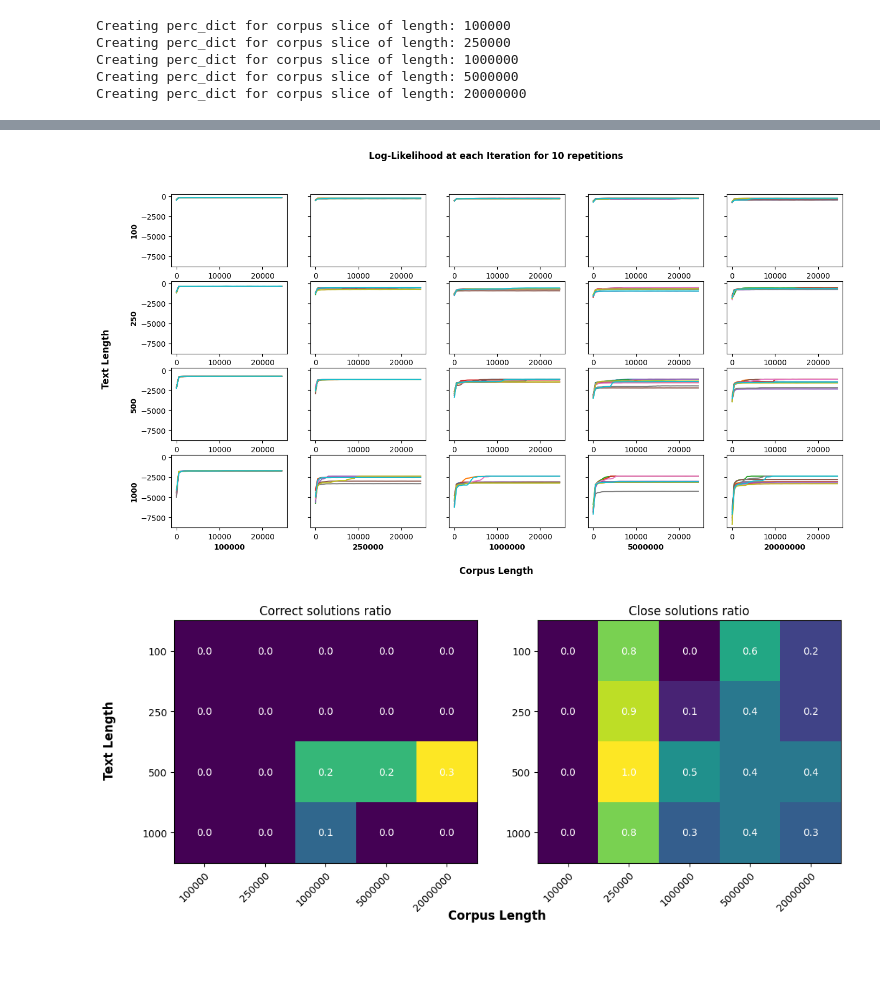
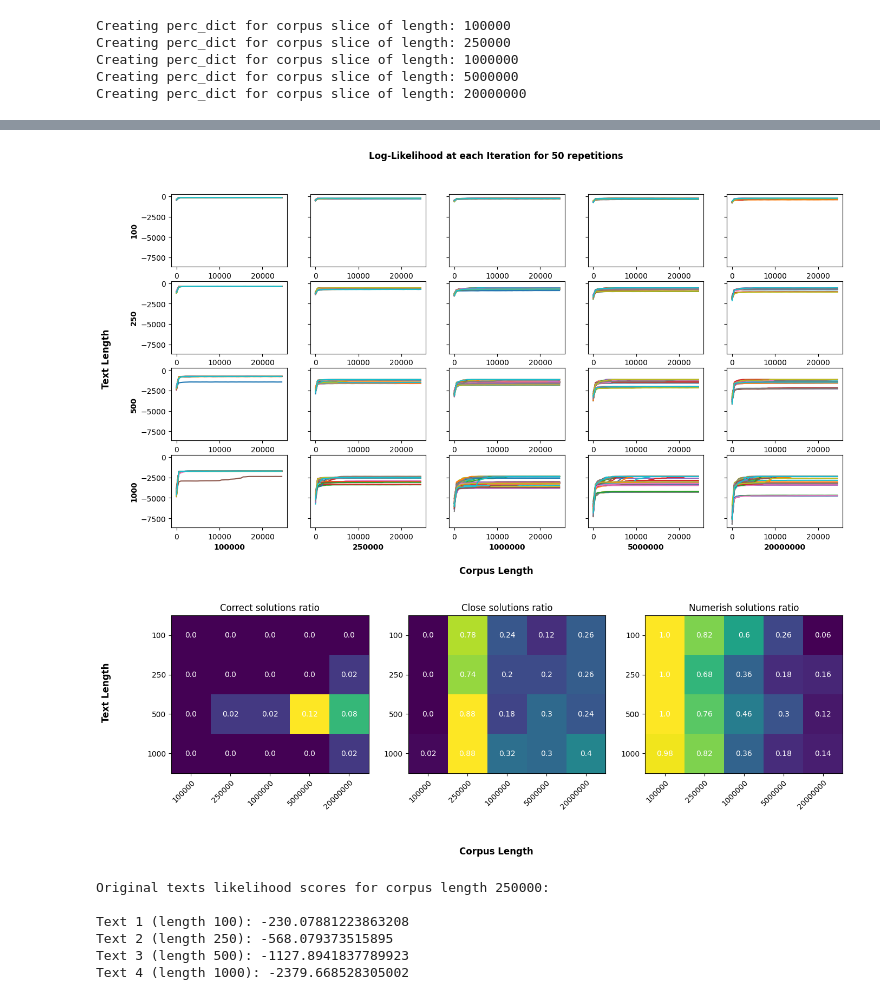
Before and after one commit to vecel/mcmc-decipher, a Jupyter notebook: notebooks/text_length_versus_corpus_length.ipynb, the cells around one changed output, grey strips where cells are left out. Drawn from its saved outputs; the diff is of its cells as text; code cells hidden in the pictures; blank space fills up the shorter version.

Commit message:
Improve text_len vs corpus_len

```diff
--- a/notebooks/text_length_versus_corpus_length.ipynb
+++ b/notebooks/text_length_versus_corpus_length.ipynb
@@ -47,7 +48,7 @@ Creating perc_dict for corpus slice of length: 5000000
 Creating perc_dict for corpus slice of length: 20000000
 # %%
 encryption_dict = create_encrytpion_dict()
-attempts = 10
+attempts = 50
 iters = 25000
 
 encoded_texts = [encode(text, encryption_dict) for text in texts]
@@ -89,10 +112,27 @@ fig.text(0.05, 0.5, 'Text Length', ha='center', va='center', rotation='vertical'
 
 plt.show()
 # %% [output]
-[figure, old version]
+[figure, new version]
+# %%
+# FIXME move functions to src
+def is_numeric_solution(solution: str, threshold: float = 0.1):
+    numbers = '0123456789'
+    numbers_count = 0
+    for number in numbers:
+        numbers_count += solution.count(number)
+    return numbers_count / len(solution) >= threshold
+
+def eval_numeric_solutions(all_solutions: list[str], threshold: float = 0.1):
+    numeric = 0
+    total = len(all_solutions)
+    for solution in all_solutions:
+        if is_numeric_solution(solution, threshold):
+            numeric += 1
+    return numeric / total
 # %%
 correct_ratios = np.empty((n_texts, n_corpuses))
 close_ratios = np.empty((n_texts, n_corpuses))
+numeric_ratios = np.empty((n_texts, n_corpuses))
 
 for i in range(n_texts):
     for j in range(n_corpuses):
@@ -102,31 +142,50 @@ for i in range(n_texts):
 
         correct_ratio = eval_solutions(texts[i], solutions)
         close_ratio = eval_close_solutions(texts[i], solutions, perc_dicts[j])
+        numerish_ratio = eval_numeric_solutions(solutions)
 
         correct_ratios[i][j] = correct_ratio
         close_ratios[i][j] = close_ratio
+        numeric_ratios[i][j] = numerish_ratio
 # %%
-fig, (ax1, ax2) = plt.subplots(1, 2, figsize=(12, 5))
+fig, (ax1, ax2, ax3) = plt.subplots(1, 3, figsize=(16, 6))
 
-im1 = ax1.imshow(correct_ratios)
-im2 = ax2.imshow(close_ratios)
+ax1.imshow(correct_ratios)
+ax2.imshow(close_ratios)
+ax3.imshow(numeric_ratios)
 
 ax1.set_xticks(range(n_corpuses), labels=corpus_lengths, rotation=45, ha="right", rotation_mode="anchor")
 ax1.set_yticks(range(n_texts), labels=text_lengths)
 
 ax2.set_xticks(range(n_corpuses), labels=corpus_lengths, rotation=45, ha="right", rotation_mode="anchor")
 ax2.set_yticks(range(n_texts), labels=text_lengths)
 
+ax3.set_xticks(range(n_corpuses), labels=corpus_lengths, rotation=45, ha="right", rotation_mode="anchor")
+ax3.set_yticks(range(n_texts), labels=text_lengths)
+
 for i in range(n_texts):
     for j in range(n_corpuses):
         ax1.text(j, i, correct_ratios[i, j], ha="center", va="center", color="w")
         ax2.text(j, i, close_ratios[i, j], ha="center", va="center", color="w")
+        ax3.text(j, i, numeric_ratios[i, j], ha="center", va="center", color="w")
 
+ax1.set_title("Correct solutions ratio")
 ax2.set_title("Close solutions ratio")
-ax1.set_title("Correct solutions ratio")
+ax3.set_title("Numerish solutions ratio")
 
 fig.text(0.5, 0.01, 'Corpus Length', ha='center', va='center', fontsize=12, fontweight="bold")
 fig.text(0.05, 0.5, 'Text Length', ha='center', va='center', rotation='vertical', fontsize=12, fontweight="bold")
 plt.show()
 # %% [output]
-[figure, old version]
+[figure, new version]
+# %%
+print("Original texts likelihood scores for corpus length 250000:\n")
+for i in range(n_texts):
+    print(f"Text {i+1} (length {text_lengths[i]}): {score_likelihood(texts[i], perc_dicts[1])}")
+# %% [output]
+Original texts likelihood scores for corpus length 250000:
+
+Text 1 (length 100): -230.07881223863208
+Text 2 (length 250): -568.079373515895
+Text 3 (length 500): -1127.8941837789923
+Text 4 (length 1000): -2379.668528305002
```
Also changed, not shown: parts of 8 cells of this notebook, 1 other file.
